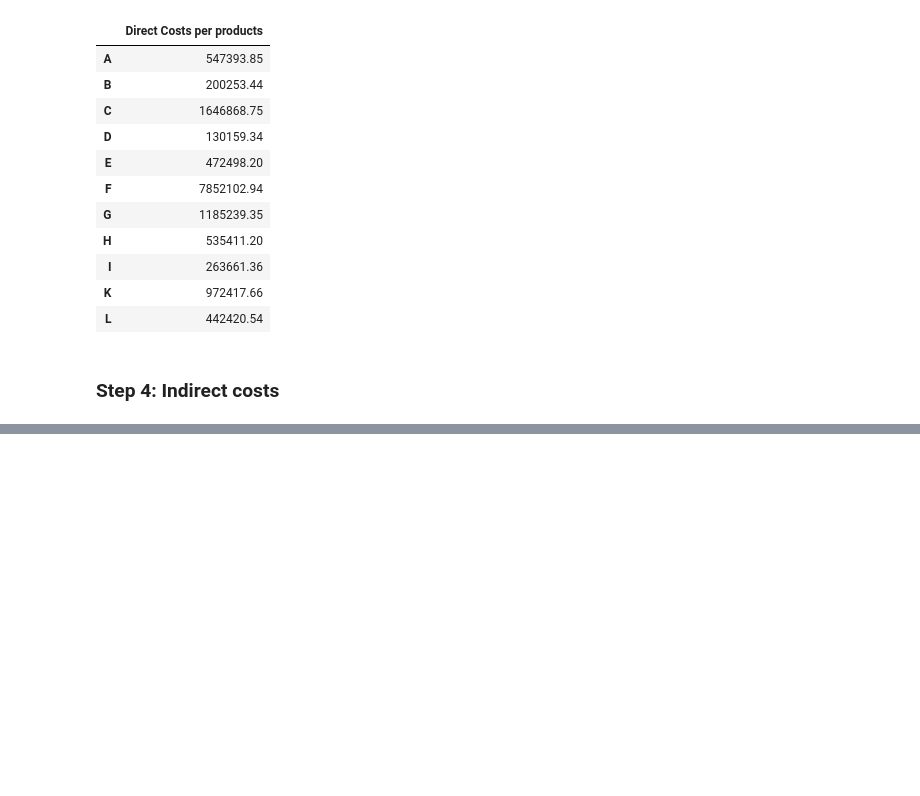
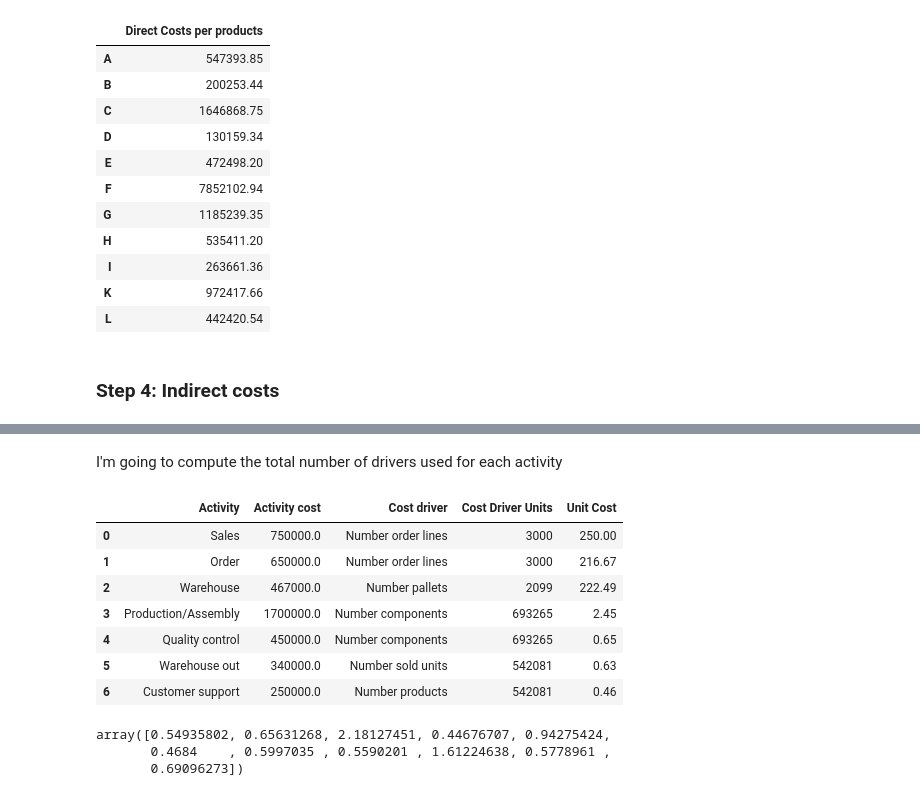
Before and after one commit to PaulineMalaguti/EBA3630, a Jupyter notebook: Customer Profitability Index/Problem 2/2customerprofitability.ipynb, the cells around one changed output, grey strips where cells are left out. Saved outputs shown, nothing was run; the diff lists cells and outputs as text; code cells hidden in the pictures; blank space fills up the shorter version.

```diff
--- a/Customer Profitability Index/Problem 2/2customerprofitability.ipynb
+++ b/Customer Profitability Index/Problem 2/2customerprofitability.ipynb
@@ -346,16 +333,3 @@ direct_costs_product
 | L | 442420.54 |
 # %% [markdown]
 ### Step 4: Indirect costs
-# %%
-n_p = []
-
-val = 'components'
-r = cost_info.loc[cost_info['Cost driver'].str.contains('components').index, 'Activity cost'].values.tolist()
-a = cost_info.index[cost_info['Cost driver'].str.contains(val)].tolist()
-for i in a :
-    n_p.append(cost_info.loc[i,'Activity cost'] / components_pallet.values.tolist())
-#print(np.ndim(n_p)) # pb is that n_p is three dimensions so I need to reshape it to 2
-n_p = np.array(n_p).reshape((len(a),len(products)))
-#print(np.ndim(n_p)) #check now 2 dimensions
-number_pallets = pd.DataFrame(n_p, columns = products)
-number_pallets
@@ -365,0 +347,47 @@ number_pallets
+# %% [markdown]
+I'm going to compute the total number of drivers used for each activity
+# %%
+#Number of order lines ie number of order made
+nb_order_lines = sale_product[sale_product.columns[0]].count()
+
+#Number Pallets
+nb_products_per_line = sale_product.iloc[:,2:].sum(axis=0).tolist()
+nb_pallets_per_line = []
+for i in range(len(nb_products_per_line)) :
+    nb_pallets_per_line.append(nb_products_per_line[i] / components_pallet.iloc[:,i].values)
+nb_pallets_per_line = np.reshape(nb_pallets_per_line,(1,len(nb_products_per_line))).ravel().tolist()
+nb_pallets = np.sum(nb_pallets_per_line).astype(int)
+
+# Number Components
+nb_components = direct_driver_used.iloc[:,2:].to_numpy().sum()
+
+# Number Components
+nb_sold_units = sale_product.iloc[:,2:].to_numpy().sum()
+
+total_drivers = [nb_order_lines, nb_order_lines, nb_pallets,
+nb_components, nb_components, nb_sold_units, nb_sold_units]
+#print(nb_order_lines, nb_sold_units, nb_pallets, nb_components)
+
+# Append the cost info dataframe with the number of units drivers and the cost per unit
+cost_info['Cost Driver Units'] = total_drivers
+cost_info['Unit Cost'] = np.round(cost_info['Activity cost'] / cost_info['Cost Driver Units'],2)
+cost_info
+# %% [output]
+|  | Activity | Activity cost | Cost driver | Cost Driver Units | Unit Cost |
+| 0 | Sales | 750000.0 | Number order lines | 3000 | 250.00 |
+| 1 | Order | 650000.0 | Number order lines | 3000 | 216.67 |
+| 2 | Warehouse | 467000.0 | Number pallets | 2099 | 222.49 |
+| 3 | Production/Assembly | 1700000.0 | Number components | 693265 | 2.45 |
+| 4 | Quality control | 450000.0 | Number components | 693265 | 0.65 |
+| 5 | Warehouse out | 340000.0 | Number sold units | 542081 | 0.63 |
+| 6 | Customer support | 250000.0 | Number products | 542081 | 0.46 |
+# %%
+nb_pallets_per_product = []
+for i in range(len(nb_pallets_per_line)):
+    nb_pallets_per_product.append(nb_pallets_per_line[i] / nb_products_per_line[i])
+ic_warehouse = nb_pallets_per_product* cost_info.loc[cost_info['Cost driver'].str.contains(r'pallets'), 'Unit Cost'].values
+ic_warehouse
+# %% [output]
+array([0.54935802, 0.65631268, 2.18127451, 0.44676707, 0.94275424,
+       0.4684    , 0.5997035 , 0.5590201 , 1.61224638, 0.5778961 ,
+       0.69096273])
```
Also changed, not shown: parts of 5 cells of this notebook.
